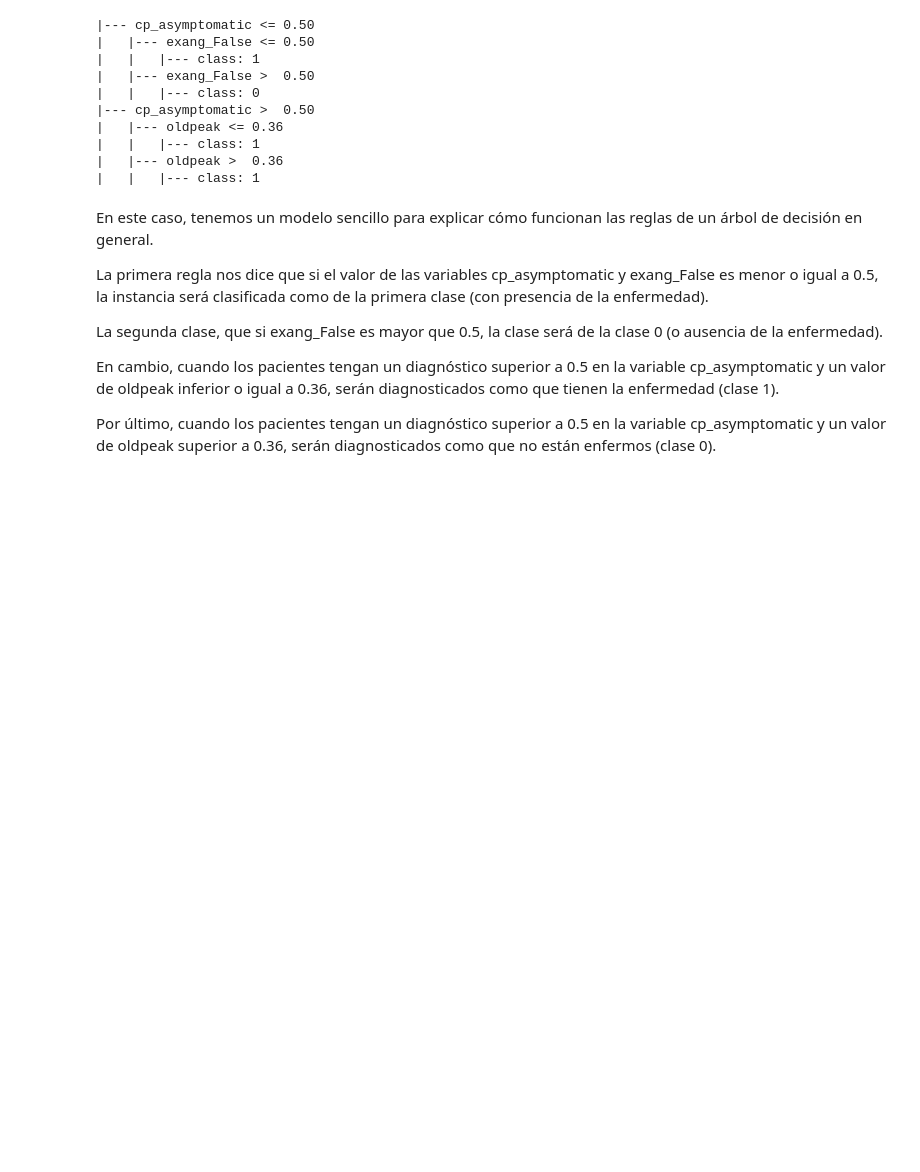
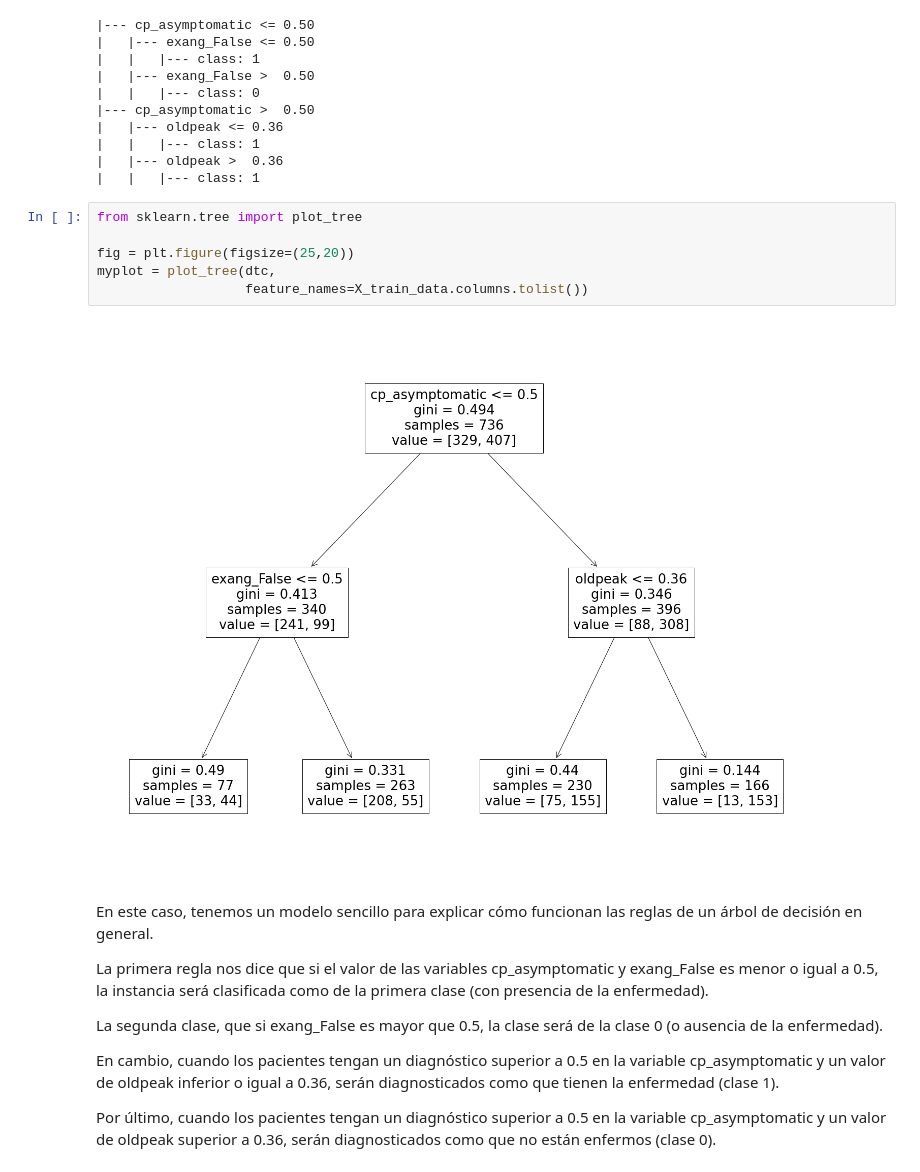
Before and after one commit to angelbujalance/UCI-ML, a Jupyter notebook: PRAC_Angel_Bujalance.ipynb, the cells around one changed output. Drawn from its saved outputs; the diff is of its cells as text; blank space fills up the shorter version.

```diff
--- a/PRAC_Angel_Bujalance.ipynb
+++ b/PRAC_Angel_Bujalance.ipynb
@@ -995,6 +971,14 @@ print(export_text(dtc, feature_names=X_train_data.columns.tolist()))
 |   |   |--- class: 1
 |   |--- oldpeak >  0.36
 |   |   |--- class: 1
+# %%
+from sklearn.tree import plot_tree
+
+fig = plt.figure(figsize=(25,20))
+myplot = plot_tree(dtc,
+                   feature_names=X_train_data.columns.tolist())
+# %% [output]
+[figure, added]
 # %% [markdown]
 En este caso, tenemos un modelo sencillo para explicar cómo funcionan las reglas de un árbol de decisión en general.
 
```
Also changed, not shown: parts of 32 cells of this notebook.
